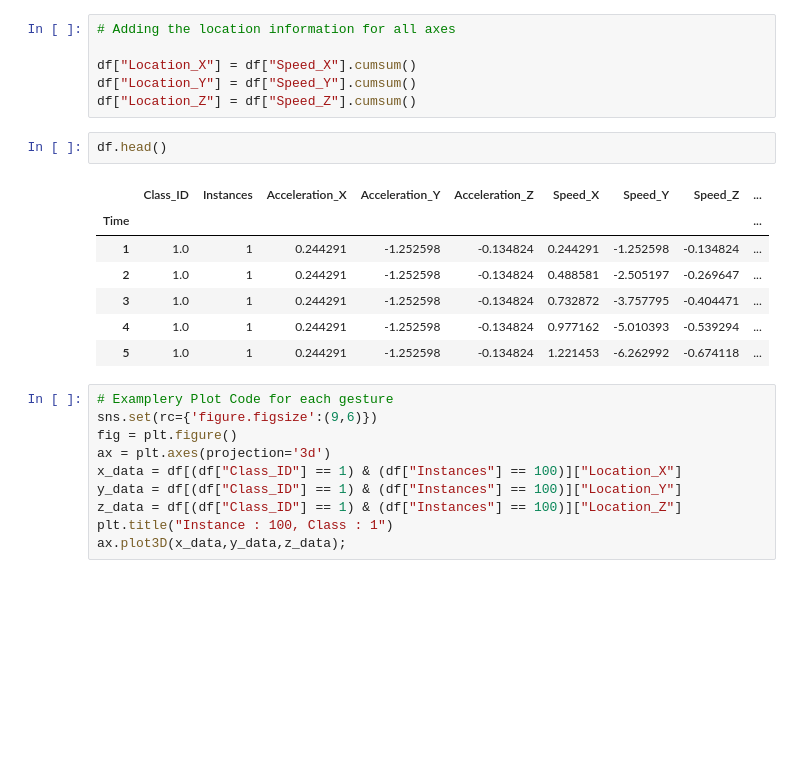
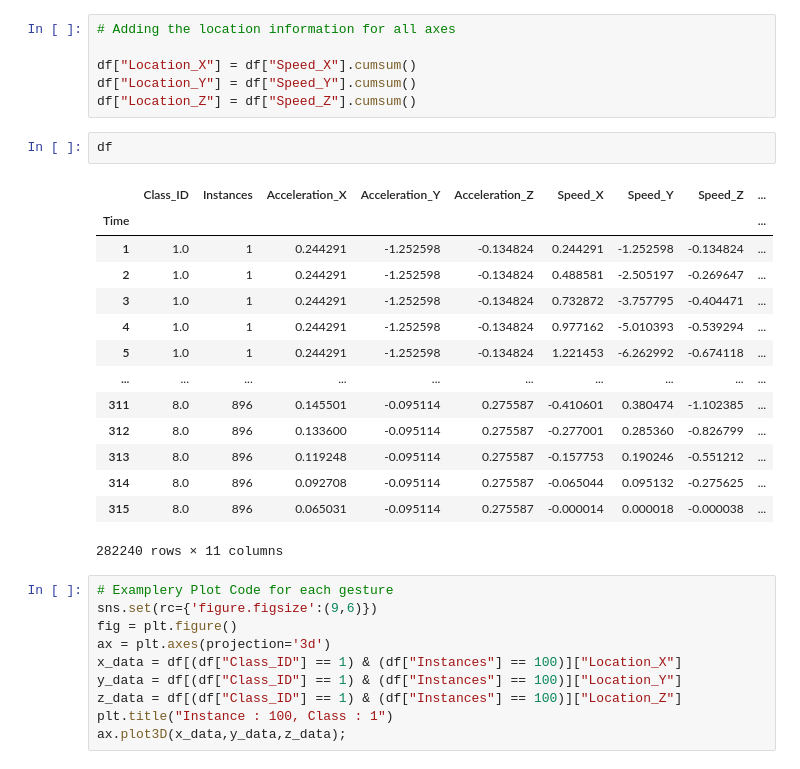
Before and after one commit to BU-IE-582/fall21-Bugra-Taksuk, a Jupyter notebook: Homework_2/Homework_2.ipynb, the cells around one changed output. Drawn from its saved outputs; the diff is of its cells as text; blank space fills up the shorter version.

```diff
--- a/Homework_2/Homework_2.ipynb
+++ b/Homework_2/Homework_2.ipynb
@@ -349,15 +349,22 @@ df["Location_X"] = df["Speed_X"].cumsum()
 df["Location_Y"] = df["Speed_Y"].cumsum()
 df["Location_Z"] = df["Speed_Z"].cumsum()
 # %%
-df.head()
+df
 # %% [output]
 |  | Class_ID | Instances | Acceleration_X | Acceleration_Y | Acceleration_Z | Speed_X | Speed_Y | Speed_Z | ... |
 | Time |  |  |  |  |  |  |  |  | ... |
 | 1 | 1.0 | 1 | 0.244291 | -1.252598 | -0.134824 | 0.244291 | -1.252598 | -0.134824 | ... |
 | 2 | 1.0 | 1 | 0.244291 | -1.252598 | -0.134824 | 0.488581 | -2.505197 | -0.269647 | ... |
 | 3 | 1.0 | 1 | 0.244291 | -1.252598 | -0.134824 | 0.732872 | -3.757795 | -0.404471 | ... |
 | 4 | 1.0 | 1 | 0.244291 | -1.252598 | -0.134824 | 0.977162 | -5.010393 | -0.539294 | ... |
 | 5 | 1.0 | 1 | 0.244291 | -1.252598 | -0.134824 | 1.221453 | -6.262992 | -0.674118 | ... |
+| ... | ... | ... | ... | ... | ... | ... | ... | ... | ... |
+| 311 | 8.0 | 896 | 0.145501 | -0.095114 | 0.275587 | -0.410601 | 0.380474 | -1.102385 | ... |
+| 312 | 8.0 | 896 | 0.133600 | -0.095114 | 0.275587 | -0.277001 | 0.285360 | -0.826799 | ... |
+| 313 | 8.0 | 896 | 0.119248 | -0.095114 | 0.275587 | -0.157753 | 0.190246 | -0.551212 | ... |
+| 314 | 8.0 | 896 | 0.092708 | -0.095114 | 0.275587 | -0.065044 | 0.095132 | -0.275625 | ... |
+| 315 | 8.0 | 896 | 0.065031 | -0.095114 | 0.275587 | -0.000014 | 0.000018 | -0.000038 | ... |
+282240 rows × 11 columns
 # %%
 # Examplery Plot Code for each gesture
 sns.set(rc={'figure.figsize':(9,6)})
```
Also changed, not shown: 8 other files.
